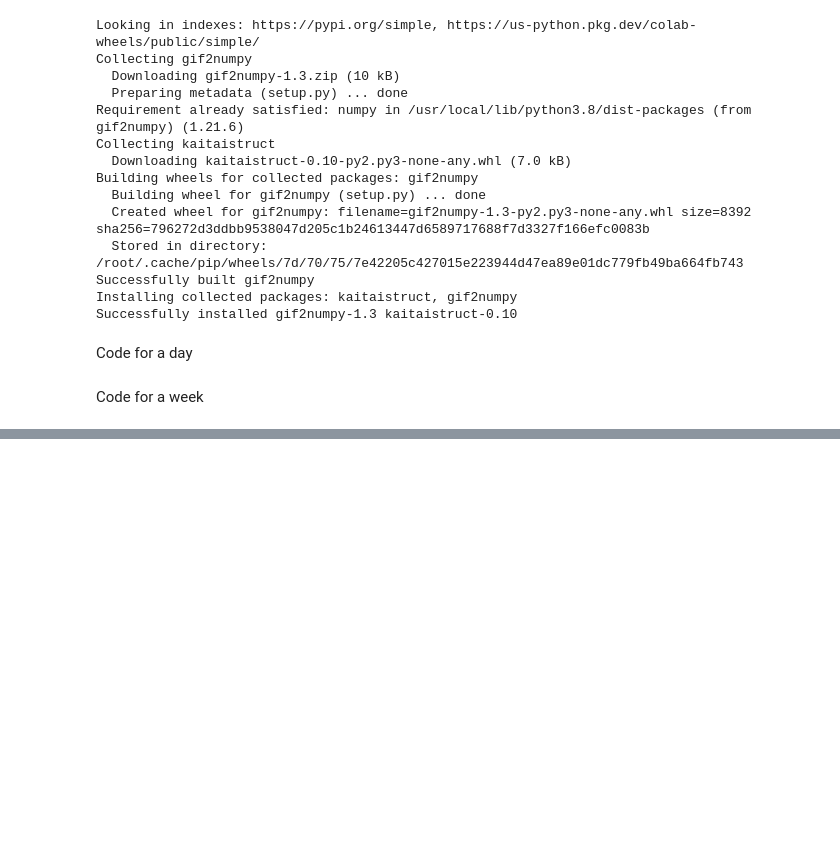
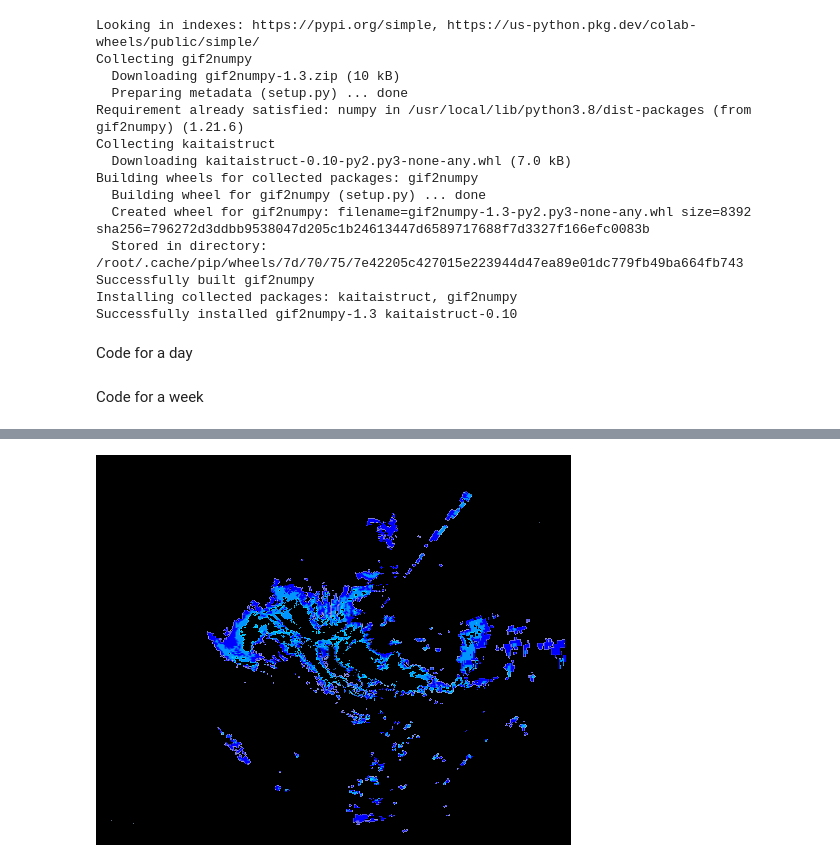
Before and after one commit to melihkurtaran/DNA_hackathon, a Jupyter notebook: ImagesToVideo.ipynb, the cells around one changed output, grey strips where cells are left out. Cells and saved outputs as stored; diff of their text form; code cells hidden in the pictures; blank space fills up the shorter version.

```diff
--- a/ImagesToVideo.ipynb
+++ b/ImagesToVideo.ipynb
@@ -76,0 +168,33 @@ video.release()
+# %%
+import numpy as np
+import cv2
+from gif2numpy import convert
+
+# Convert the .gif image to a numpy array
+frames, extensions, image_specs = convert("aemet_pm_202201050840.gif")
+
+# Define the color threshold
+lower_blue = np.array([94,58,96])
+upper_blue = np.array([130,255,255])
+
+for frame in frames:
+    # Resize the image to 475x475
+    frame = cv2.resize(frame, (475, 475))
+
+    # Convert the image to the HSV color space
+    hsv = cv2.cvtColor(frame, cv2.COLOR_BGR2HSV)
+
+    # Threshold the image to get only the blue pixels
+    mask = cv2.inRange(hsv, lower_blue, upper_blue)
+
+    # Bitwise-AND the original image with the mask to get the output
+    output = cv2.bitwise_and(frame, frame, mask=mask)
+
+    # Eliminate the pixels above the desired height
+    height, width, _ = output.shape
+    output = output[:height-85, :, :]
+
+    # Display the output image
+    cv2_imshow(output)
+# %% [output]
+[figure, added]
```
Also changed, not shown: parts of 11 cells of this notebook.
